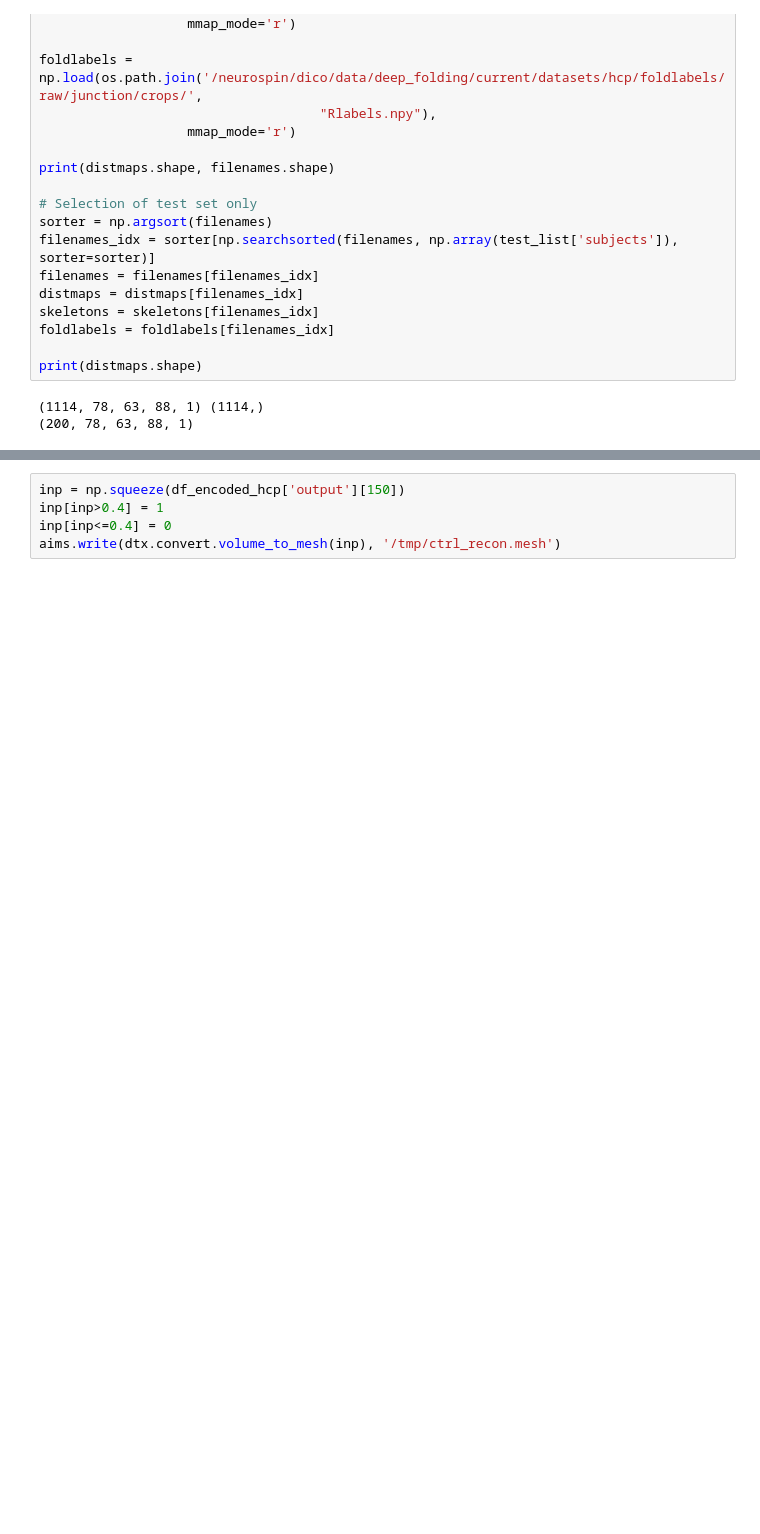
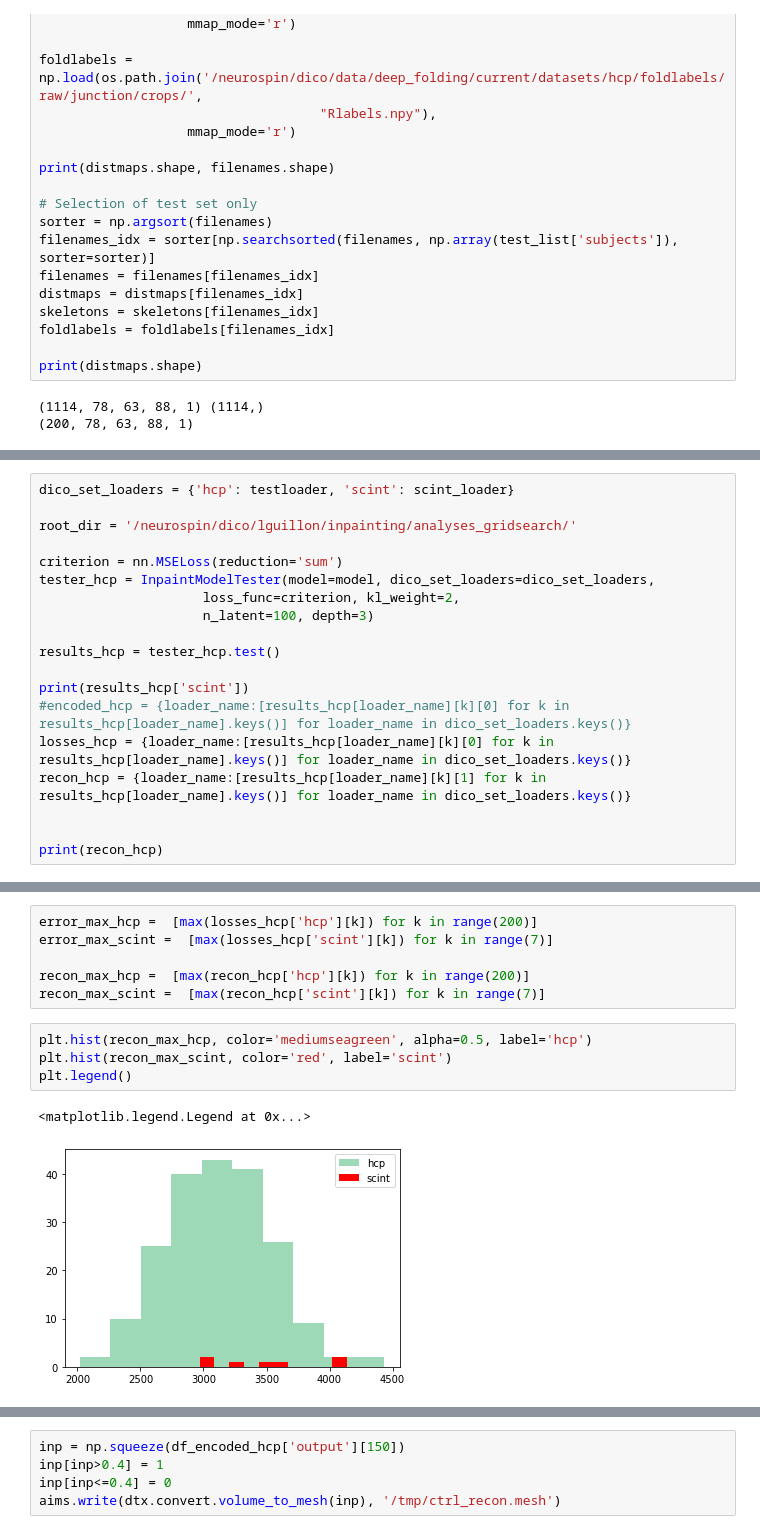
Before and after one commit to neurospin-projects/2022_lguillon_rare_folding_detection, a Jupyter notebook: notebooks/inpainting/v2/INPAINTING_latent_space_analysis_big_SS-Copy1.ipynb, the cells around one changed output, grey strips where cells are left out. Saved outputs shown, nothing was run; the diff lists cells and outputs as text; blank space fills up the shorter version.

```diff
--- a/notebooks/inpainting/v2/INPAINTING_latent_space_analysis_big_SS-Copy1.ipynb
+++ b/notebooks/inpainting/v2/INPAINTING_latent_space_analysis_big_SS-Copy1.ipynb
@@ -131,3 +131,22 @@ scint_loader = torch.utils.data.DataLoader(
                shuffle=False)
 # %% [output]
 (7, 78, 63, 88, 1) (7,)
+# %%
+dico_set_loaders = {'hcp': testloader, 'scint': scint_loader}
+
+root_dir = '/neurospin/dico/lguillon/inpainting/analyses_gridsearch/'
+
+criterion = nn.MSELoss(reduction='sum')
+tester_hcp = InpaintModelTester(model=model, dico_set_loaders=dico_set_loaders,
+                     loss_func=criterion, kl_weight=2,
+                     n_latent=100, depth=3)
+
+results_hcp = tester_hcp.test()
+
+print(results_hcp['scint'])
+#encoded_hcp = {loader_name:[results_hcp[loader_name][k][0] for k in results_hcp[loader_name].keys()] for loader_name in dico_set_loaders.keys()}
+losses_hcp = {loader_name:[results_hcp[loader_name][k][0] for k in results_hcp[loader_name].keys()] for loader_name in dico_set_loaders.keys()}
+recon_hcp = {loader_name:[results_hcp[loader_name][k][1] for k in results_hcp[loader_name].keys()] for loader_name in dico_set_loaders.keys()}
+
+
+print(recon_hcp)
@@ -133,0 +191,13 @@ scint_loader = torch.utils.data.DataLoader(
+# %%
+error_max_hcp =  [max(losses_hcp['hcp'][k]) for k in range(200)]
+error_max_scint =  [max(losses_hcp['scint'][k]) for k in range(7)]
+
+recon_max_hcp =  [max(recon_hcp['hcp'][k]) for k in range(200)]
+recon_max_scint =  [max(recon_hcp['scint'][k]) for k in range(7)]
+# %%
+plt.hist(recon_max_hcp, color='mediumseagreen', alpha=0.5, label='hcp')
+plt.hist(recon_max_scint, color='red', label='scint')
+plt.legend()
+# %% [output]
+<matplotlib.legend.Legend at 0x...>
+[figure, added]
```
Also changed, not shown: parts of 57 cells of this notebook, 3 other files.
